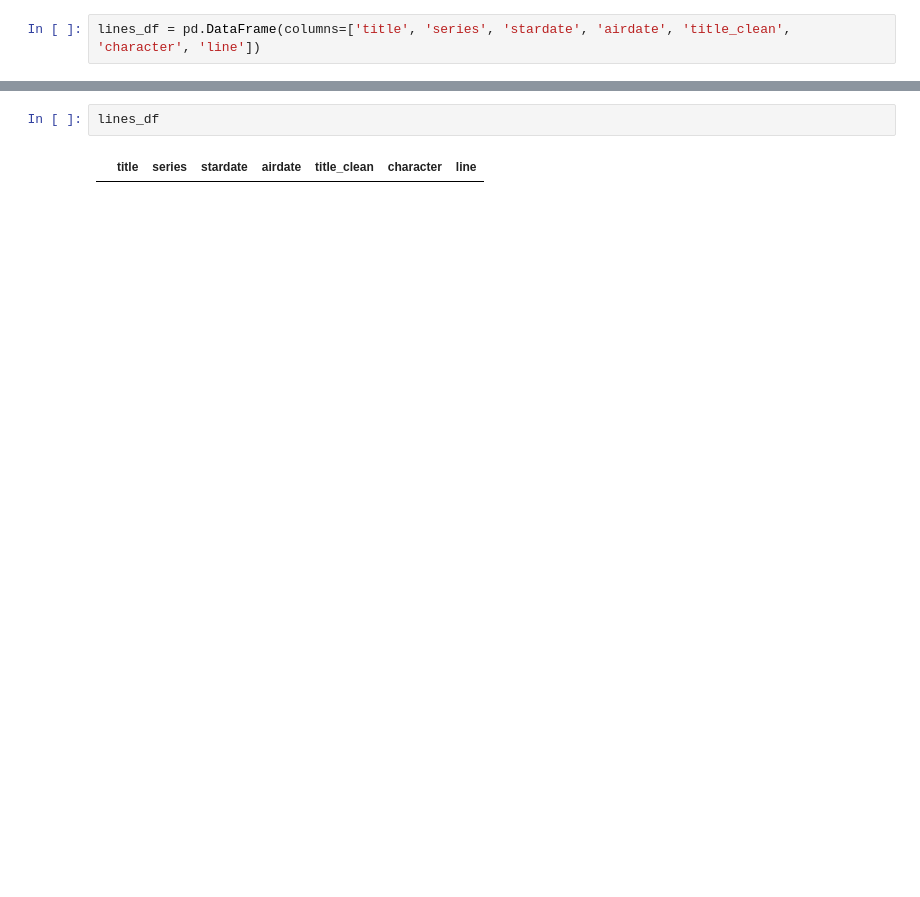
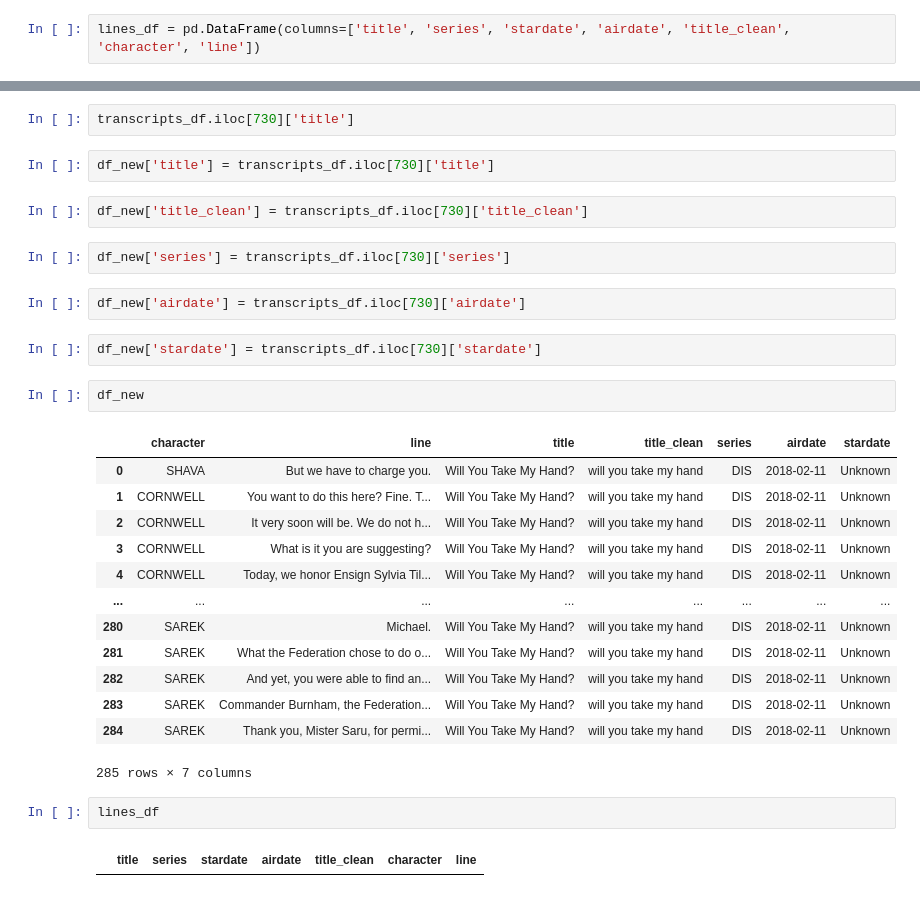
Before and after one commit to mediasittich/bayesian_topic_modeling_lda, a Jupyter notebook: notebooks/Pre-processing the Transcripts.ipynb, the cells around one changed output, grey strips where cells are left out. Saved outputs shown, nothing was run; the diff lists cells and outputs as text; blank space fills up the shorter version.

Commit message:
try code from GH/kaggle guy for lines and experiment converting to dfs

```diff
--- a/notebooks/Pre-processing the Transcripts.ipynb
+++ b/notebooks/Pre-processing the Transcripts.ipynb
@@ -263,3 +560,31 @@ Will You Take My Hand? DIS 2018-02-11 will you take my hand
+# %%
+transcripts_df.iloc[730]['title']
+# %%
+df_new['title'] = transcripts_df.iloc[730]['title']
+# %%
+df_new['title_clean'] = transcripts_df.iloc[730]['title_clean']
+# %%
+df_new['series'] = transcripts_df.iloc[730]['series']
+# %%
+df_new['airdate'] = transcripts_df.iloc[730]['airdate']
+# %%
+df_new['stardate'] = transcripts_df.iloc[730]['stardate']
+# %%
+df_new
+# %% [output]
+|  | character | line | title | title_clean | series | airdate | stardate |
+| 0 | SHAVA | But we have to charge you. | Will You Take My Hand? | will you take my hand | DIS | 2018-02-11 | Unknown |
+| 1 | CORNWELL | You want to do this here? Fine. T... | Will You Take My Hand? | will you take my hand | DIS | 2018-02-11 | Unknown |
+| 2 | CORNWELL | It very soon will be. We do not h... | Will You Take My Hand? | will you take my hand | DIS | 2018-02-11 | Unknown |
+| 3 | CORNWELL | What is it you are suggesting? | Will You Take My Hand? | will you take my hand | DIS | 2018-02-11 | Unknown |
+| 4 | CORNWELL | Today, we honor Ensign Sylvia Til... | Will You Take My Hand? | will you take my hand | DIS | 2018-02-11 | Unknown |
+| ... | ... | ... | ... | ... | ... | ... | ... |
+| 280 | SAREK | Michael. | Will You Take My Hand? | will you take my hand | DIS | 2018-02-11 | Unknown |
+| 281 | SAREK | What the Federation chose to do o... | Will You Take My Hand? | will you take my hand | DIS | 2018-02-11 | Unknown |
+| 282 | SAREK | And yet, you were able to find an... | Will You Take My Hand? | will you take my hand | DIS | 2018-02-11 | Unknown |
+| 283 | SAREK | Commander Burnham, the Federation... | Will You Take My Hand? | will you take my hand | DIS | 2018-02-11 | Unknown |
+| 284 | SAREK | Thank you, Mister Saru, for permi... | Will You Take My Hand? | will you take my hand | DIS | 2018-02-11 | Unknown |
+285 rows × 7 columns
 # %%
 lines_df
 # %% [output]
```
Also changed, not shown: parts of 41 cells of this notebook.
